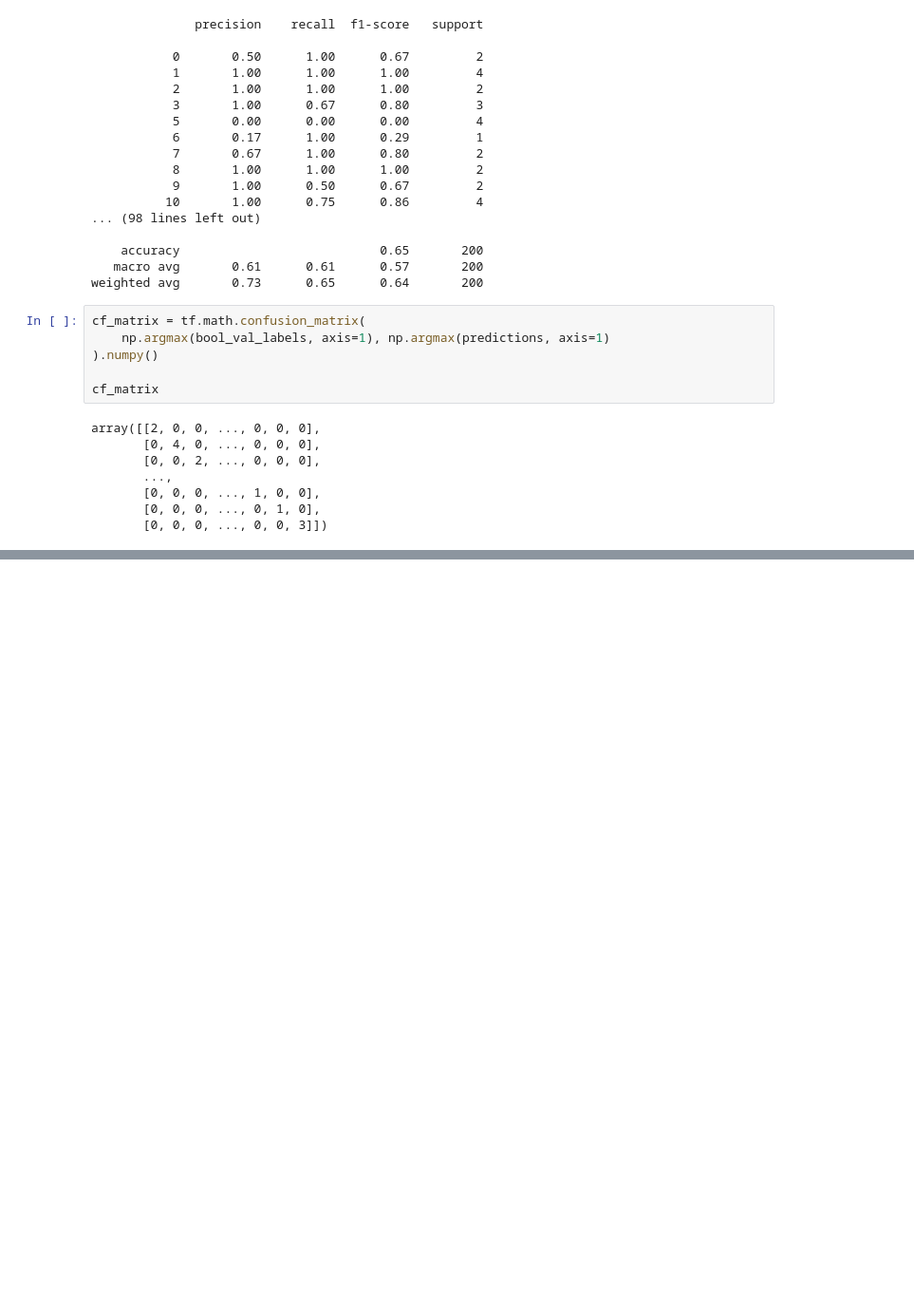
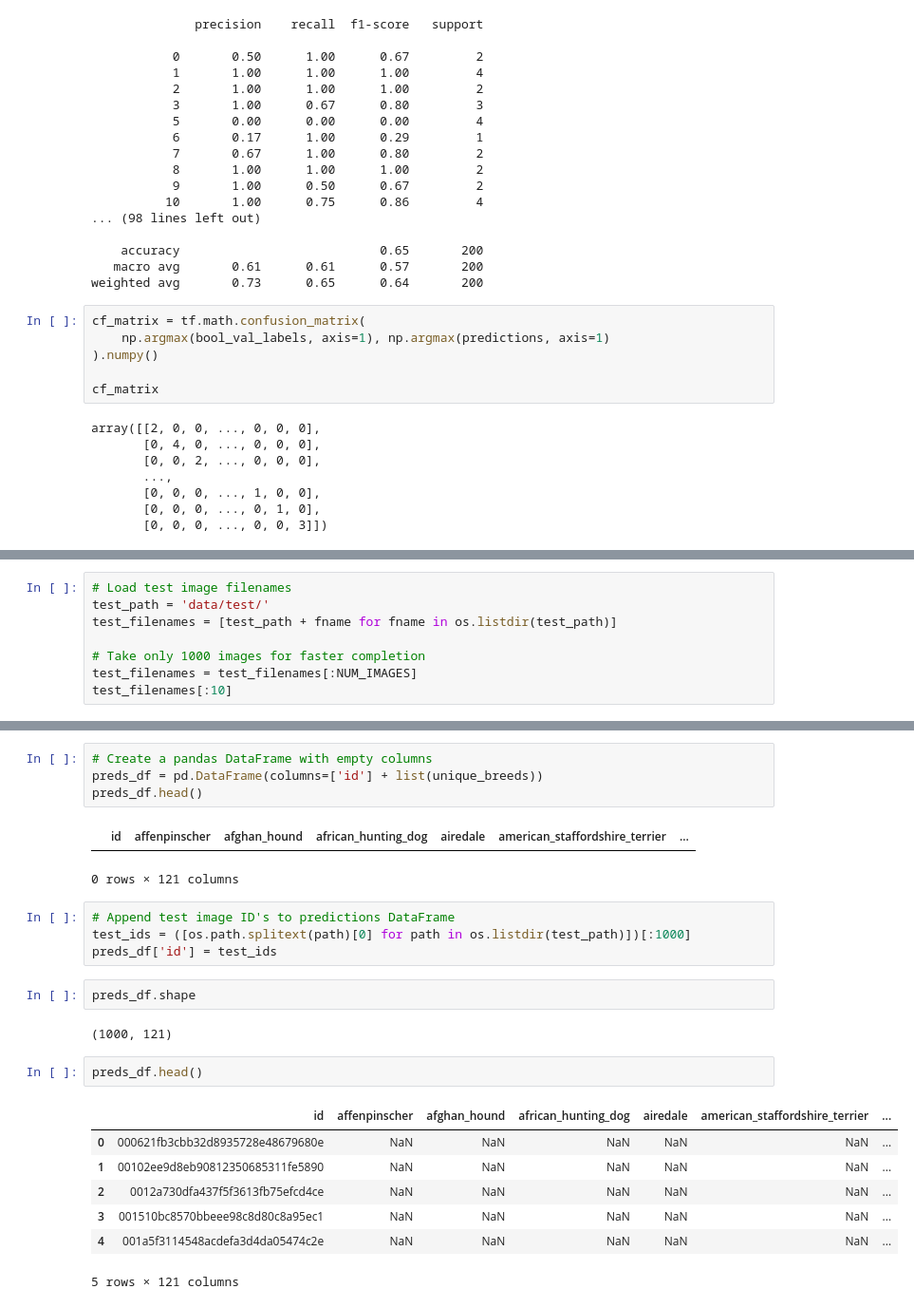
Before and after one commit to Ammar-Raneez/Dog_Vision, a Jupyter notebook: dog_vision.ipynb, the cells around one changed output, grey strips where cells are left out. Shown at 95% size. Cells and saved outputs as stored; diff of their text form; blank space fills up the shorter version.

Commit message:
Create test set predictions

```diff
--- a/dog_vision.ipynb
+++ b/dog_vision.ipynb
@@ -784,0 +794,8 @@ array([[2, 0, 0, ..., 0, 0, 0],
+# %%
+# Load test image filenames
+test_path = 'data/test/'
+test_filenames = [test_path + fname for fname in os.listdir(test_path)]
+
+# Take only 1000 images for faster completion
+test_filenames = test_filenames[:NUM_IMAGES]
+test_filenames[:10]
@@ -784,0 +853,25 @@ array([[2, 0, 0, ..., 0, 0, 0],
+# %%
+# Create a pandas DataFrame with empty columns
+preds_df = pd.DataFrame(columns=['id'] + list(unique_breeds))
+preds_df.head()
+# %% [output]
+|  | id | affenpinscher | afghan_hound | african_hunting_dog | airedale | american_staffordshire_terrier | ... |
+0 rows × 121 columns
+# %%
+# Append test image ID's to predictions DataFrame
+test_ids = ([os.path.splitext(path)[0] for path in os.listdir(test_path)])[:1000]
+preds_df['id'] = test_ids
+# %%
+preds_df.shape
+# %% [output]
+(1000, 121)
+# %%
+preds_df.head()
+# %% [output]
+|  | id | affenpinscher | afghan_hound | african_hunting_dog | airedale | american_staffordshire_terrier | ... |
+| 0 | 000621fb3cbb32d8935728e48679680e | NaN | NaN | NaN | NaN | NaN | ... |
+| 1 | 00102ee9d8eb90812350685311fe5890 | NaN | NaN | NaN | NaN | NaN | ... |
+| 2 | 0012a730dfa437f5f3613fb75efcd4ce | NaN | NaN | NaN | NaN | NaN | ... |
+| 3 | 001510bc8570bbeee98c8d80c8a95ec1 | NaN | NaN | NaN | NaN | NaN | ... |
+| 4 | 001a5f3114548acdefa3d4da05474c2e | NaN | NaN | NaN | NaN | NaN | ... |
+5 rows × 121 columns
```
Also changed, not shown: parts of 9 cells of this notebook.
